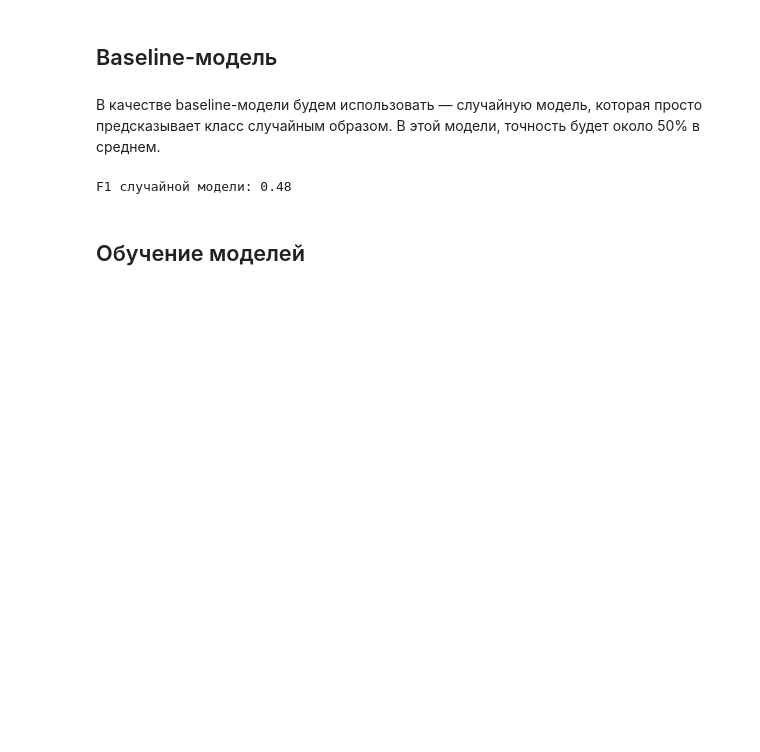
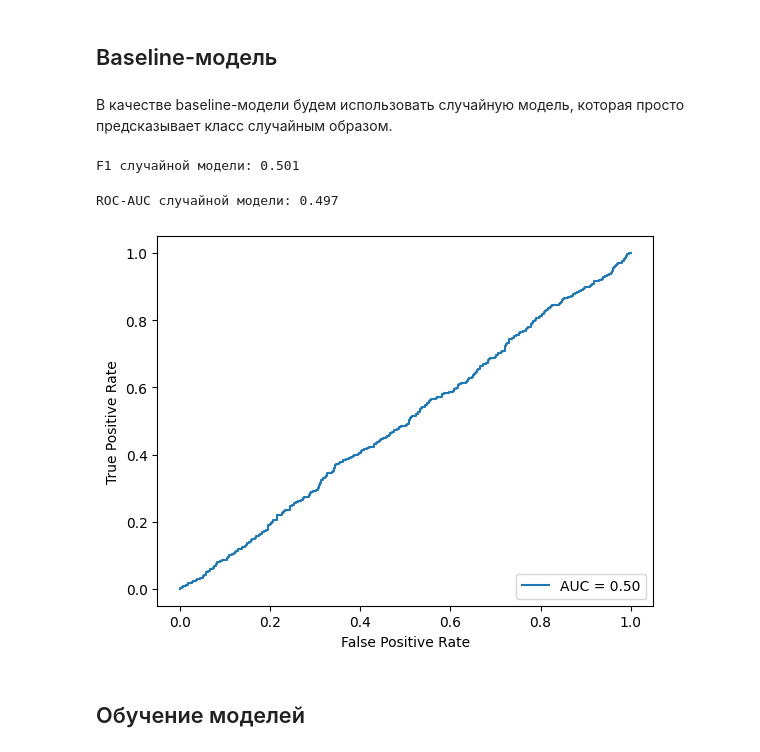
Before and after one commit to yanchick/Practice-ML-DEV, a Jupyter notebook: malware_classification_project/notebooks/Malware_classification.ipynb, the cells around one changed output. Saved outputs shown, nothing was run; the diff lists cells and outputs as text; code cells hidden in the pictures; blank space fills up the shorter version.

```diff
--- a/malware_classification_project/notebooks/Malware_classification.ipynb
+++ b/malware_classification_project/notebooks/Malware_classification.ipynb
@@ -191,15 +151,8 @@ print(target_train.shape)
 # %%
-# определение upsampling-функции
-def upsample(features, target, repeat):
+y = df['Label']
+X = df.drop(['Label'], axis = 1)
+smote = SMOTE()
+x_smote, y_smote = smote.fit_resample(X, y)
 
-    features_zeros = features[target == 0]
-    features_ones = features[target == 1]
-    target_zeros = target[target == 0]
-    target_ones = target[target == 1]
-
-    features_upsampled = pd.concat([features_zeros] + [features_ones] * repeat)
-    target_upsampled = pd.concat([target_zeros] + [target_ones] * repeat)
-
-    features_upsampled, target_upsampled = shuffle(features_upsampled, target_upsampled, random_state=SEED)
-
-    return features_upsampled, target_upsampled
+print('Размер исходного датасета', y.shape)
+print('Размер сбалансированного датасета', y_smote.shape)
@@ -222,3 +173,6 @@ Name: Label, dtype: float64
+# %%
+# разделение данных на обучающую и тестовую выборки
+X_train, X_test, y_train, y_test = train_test_split(x_smote, y_smote, test_size = 0.2, random_state=SEED)
 # %% [markdown]
 ## Определение метрик для оценки эффективности модели
 # %% [markdown]
@@ -234,18 +183,33 @@ Name: Label, dtype: float64
 # %% [markdown]
 ## Baseline-модель
 # %% [markdown]
-В качестве baseline-модели будем использовать — случайную модель, которая просто предсказывает класс случайным образом. В этой модели, точность будет около 50% в среднем.
+В качестве baseline-модели будем использовать случайную модель, которая просто предсказывает класс случайным образом.
 # %%
 def random_model(X):
     # Генерация случайных предсказаний
     predictions = np.random.choice([0, 1], size=len(X))
-    return predictions
+    # Генерация случайных вероятностей между 0 и 1
+    probabilities = np.random.rand(len(X))
+    return predictions, probabilities
 # %%
-predictions_RM = random_model(features_train_upsampled)
+predictions_RM, probabilities_RM  = random_model(X_test)
 # %%
-f1_RM = round(f1_score(target_train_upsampled, predictions_RM), 2)
+f1_RM = round(f1_score(y_test, predictions_RM), 3)
 print("F1 случайной модели:", f1_RM)
 # %% [output]
-F1 случайной модели: 0.48
+F1 случайной модели: 0.501
+# %%
+fpr, tpr, _ = roc_curve(y_test, probabilities_RM)
+
+roc_auc_RM = round(roc_auc_score(y_test, probabilities_RM), 3)
+print("ROC-AUC случайной модели:", roc_auc_RM)
+
+# Построение ROC-кривой
+roc_display = RocCurveDisplay(fpr=fpr, tpr=tpr, roc_auc=roc_auc_RM)
+roc_display.plot()
+plt.show()
+# %% [output]
+ROC-AUC случайной модели: 0.497
+[figure, added]
 # %% [markdown]
 ## Обучение моделей
```
Also changed, not shown: parts of 53 cells of this notebook, 8 other files.
